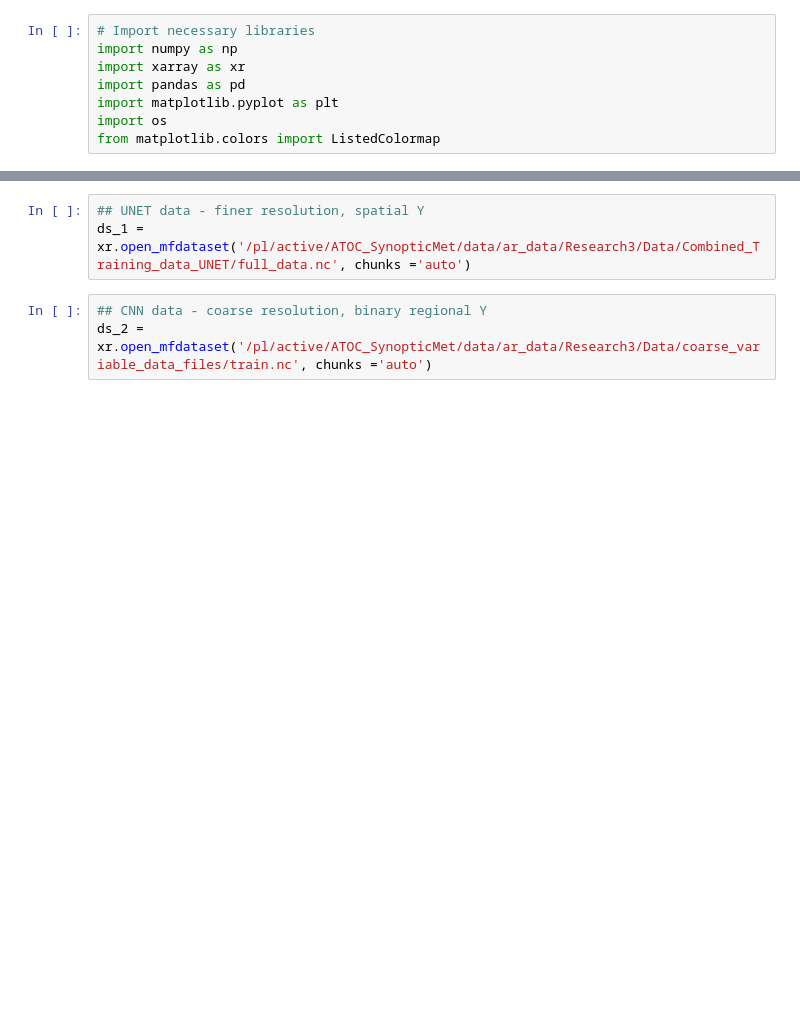
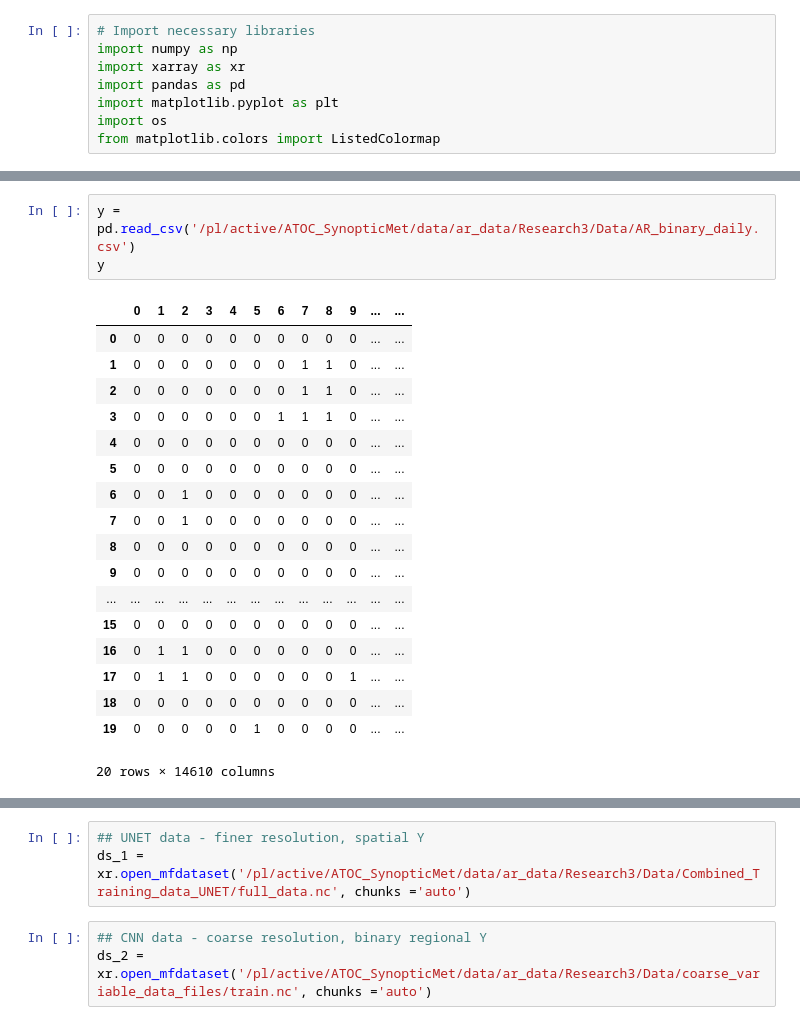
Before and after one commit to rlbaiman/AntarcticAR_ML, a Jupyter notebook: Make_X_data/Plot_X_data.ipynb, the cells around one changed output, grey strips where cells are left out. Saved outputs shown, nothing was run; the diff lists cells and outputs as text; blank space fills up the shorter version.

```diff
--- a/Make_X_data/Plot_X_data.ipynb
+++ b/Make_X_data/Plot_X_data.ipynb
@@ -8,0 +406,22 @@ from matplotlib.colors import ListedColormap
+# %%
+y = pd.read_csv('/pl/active/ATOC_SynopticMet/data/ar_data/Research3/Data/AR_binary_daily.csv')
+y
+# %% [output]
+|  | 0 | 1 | 2 | 3 | 4 | 5 | 6 | 7 | 8 | 9 | ... | ... |
+| 0 | 0 | 0 | 0 | 0 | 0 | 0 | 0 | 0 | 0 | 0 | ... | ... |
+| 1 | 0 | 0 | 0 | 0 | 0 | 0 | 0 | 1 | 1 | 0 | ... | ... |
+| 2 | 0 | 0 | 0 | 0 | 0 | 0 | 0 | 1 | 1 | 0 | ... | ... |
+| 3 | 0 | 0 | 0 | 0 | 0 | 0 | 1 | 1 | 1 | 0 | ... | ... |
+| 4 | 0 | 0 | 0 | 0 | 0 | 0 | 0 | 0 | 0 | 0 | ... | ... |
+| 5 | 0 | 0 | 0 | 0 | 0 | 0 | 0 | 0 | 0 | 0 | ... | ... |
+| 6 | 0 | 0 | 1 | 0 | 0 | 0 | 0 | 0 | 0 | 0 | ... | ... |
+| 7 | 0 | 0 | 1 | 0 | 0 | 0 | 0 | 0 | 0 | 0 | ... | ... |
+| 8 | 0 | 0 | 0 | 0 | 0 | 0 | 0 | 0 | 0 | 0 | ... | ... |
+| 9 | 0 | 0 | 0 | 0 | 0 | 0 | 0 | 0 | 0 | 0 | ... | ... |
+| ... | ... | ... | ... | ... | ... | ... | ... | ... | ... | ... | ... | ... |
+| 15 | 0 | 0 | 0 | 0 | 0 | 0 | 0 | 0 | 0 | 0 | ... | ... |
+| 16 | 0 | 1 | 1 | 0 | 0 | 0 | 0 | 0 | 0 | 0 | ... | ... |
+| 17 | 0 | 1 | 1 | 0 | 0 | 0 | 0 | 0 | 0 | 1 | ... | ... |
+| 18 | 0 | 0 | 0 | 0 | 0 | 0 | 0 | 0 | 0 | 0 | ... | ... |
+| 19 | 0 | 0 | 0 | 0 | 0 | 1 | 0 | 0 | 0 | 0 | ... | ... |
+20 rows × 14610 columns
```
Also changed, not shown: parts of 41 cells of this notebook, 7 other files.
